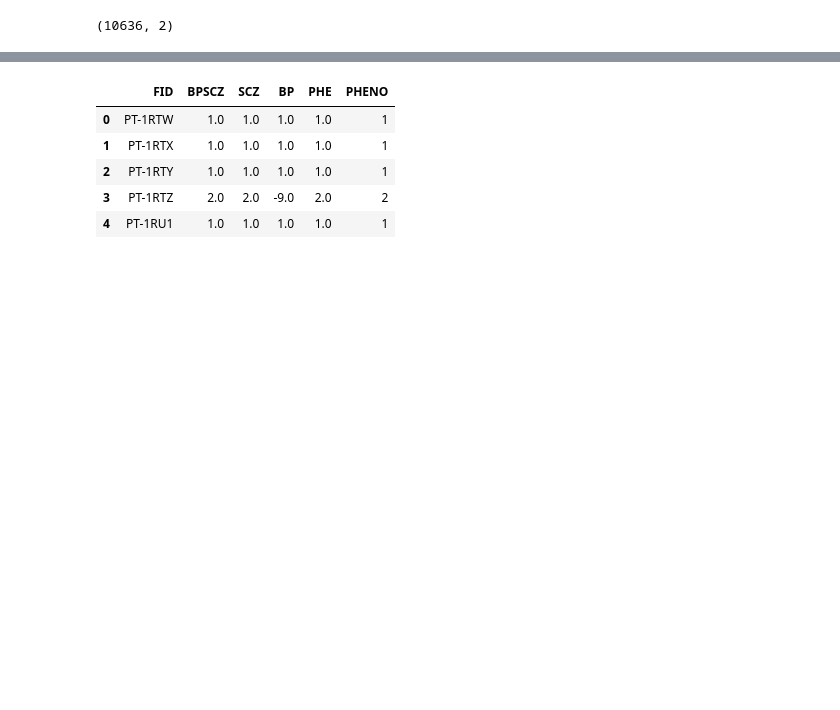
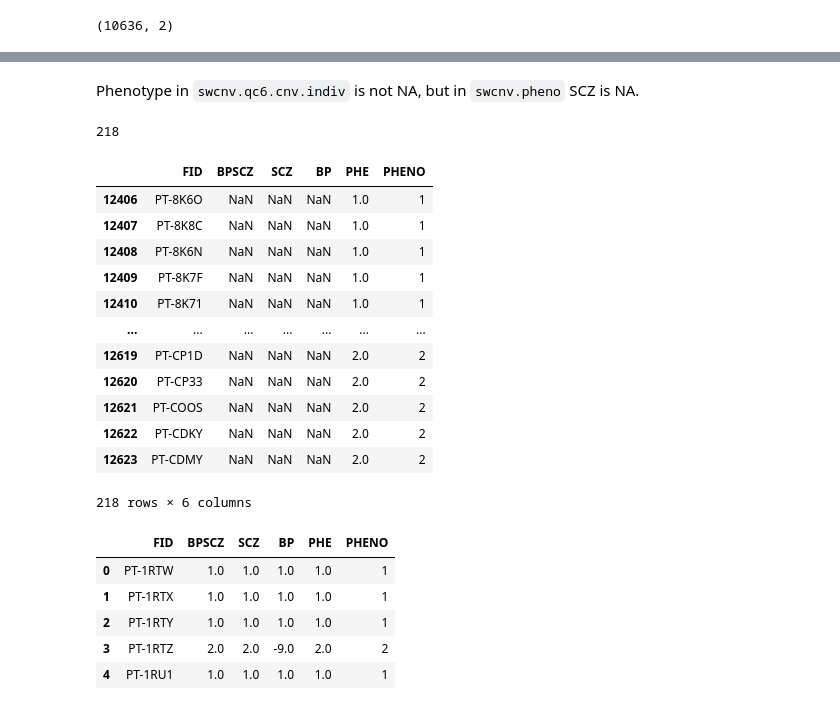
Before and after one commit to gaow/cnv-gene-mapping, a Jupyter notebook: workflow/20190628_Xmatrix.ipynb, the cells around one changed output, grey strips where cells are left out. Cells and saved outputs as stored; diff of their text form; code cells hidden in the pictures; blank space fills up the shorter version.

```diff
--- a/workflow/20190628_Xmatrix.ipynb
+++ b/workflow/20190628_Xmatrix.ipynb
@@ -34,3 +68,5 @@ pheno2.shape
 pheno2["FID"] = [x.split("_")[0] for x in pheno2["FID"]]
 # %%
 pheno = pd.merge(pheno1, pheno2, how = "outer", on = "FID")
+# %% [markdown]
+Phenotype in `swcnv.qc6.cnv.indiv` is not NA, but in `swcnv.pheno` SCZ is NA.
@@ -37,3 +75,23 @@ pheno = pd.merge(pheno1, pheno2, how = "outer", on = "FID")
+# %%
+len(inds)
+# %% [output]
+218
+# %%
+pheno[(pheno["SCZ"] != pheno["PHE"]) & ((pheno["PHE"] == 2) | (pheno["PHE"] == 1))]
+# %% [output]
+|  | FID | BPSCZ | SCZ | BP | PHE | PHENO |
+| 12406 | PT-8K6O | NaN | NaN | NaN | 1.0 | 1 |
+| 12407 | PT-8K8C | NaN | NaN | NaN | 1.0 | 1 |
+| 12408 | PT-8K6N | NaN | NaN | NaN | 1.0 | 1 |
+| 12409 | PT-8K7F | NaN | NaN | NaN | 1.0 | 1 |
+| 12410 | PT-8K71 | NaN | NaN | NaN | 1.0 | 1 |
+| ... | ... | ... | ... | ... | ... | ... |
+| 12619 | PT-CP1D | NaN | NaN | NaN | 2.0 | 2 |
+| 12620 | PT-CP33 | NaN | NaN | NaN | 2.0 | 2 |
+| 12621 | PT-COOS | NaN | NaN | NaN | 2.0 | 2 |
+| 12622 | PT-CDKY | NaN | NaN | NaN | 2.0 | 2 |
+| 12623 | PT-CDMY | NaN | NaN | NaN | 2.0 | 2 |
+218 rows × 6 columns
 # %%
 pheno["PHENO"] = pheno.apply(lambda x: int(x["SCZ"]) if str(x["SCZ"]) != "nan" else int(x["PHE"]), axis = 1)
 # %%
```
Also changed, not shown: parts of 40 cells of this notebook, 10 other files.
